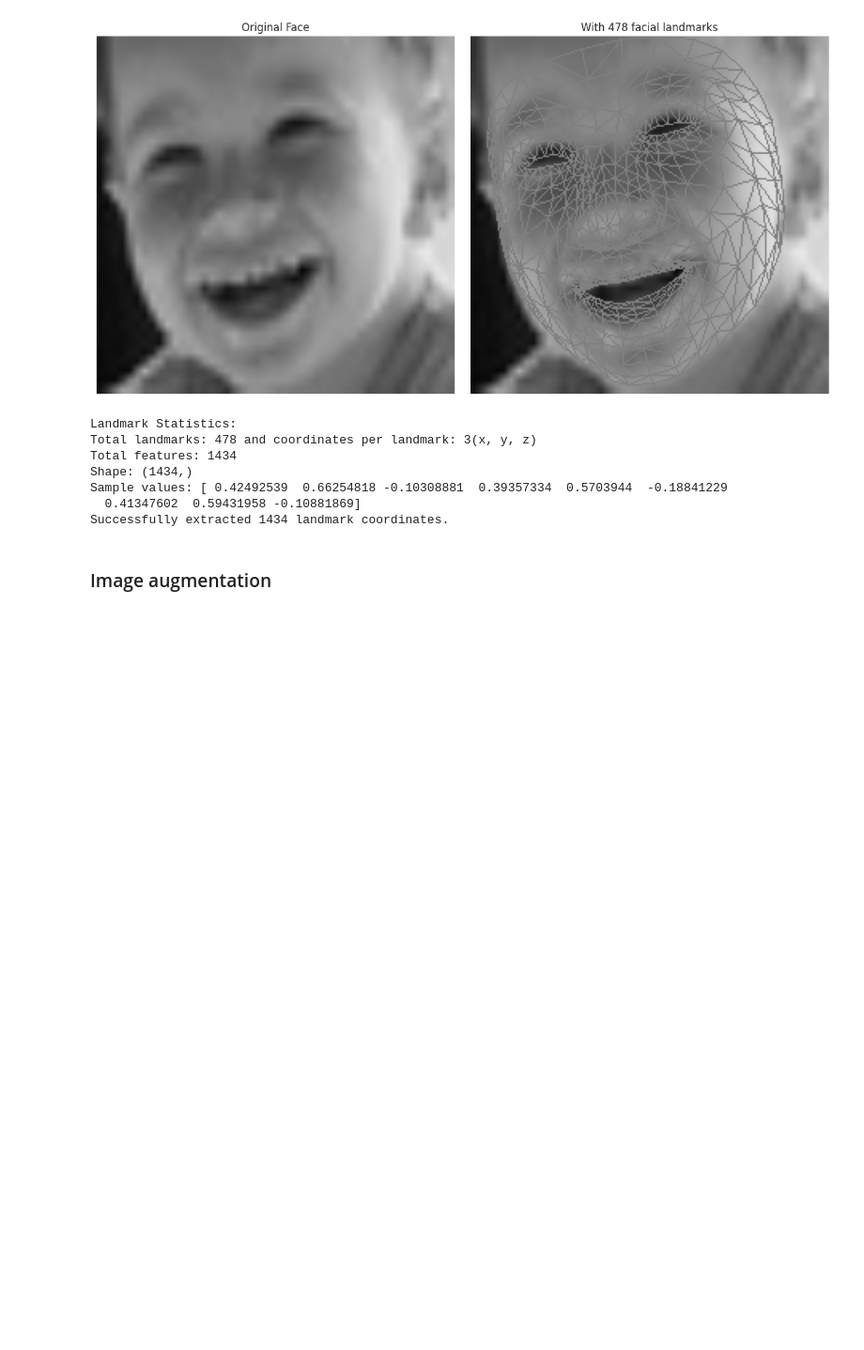
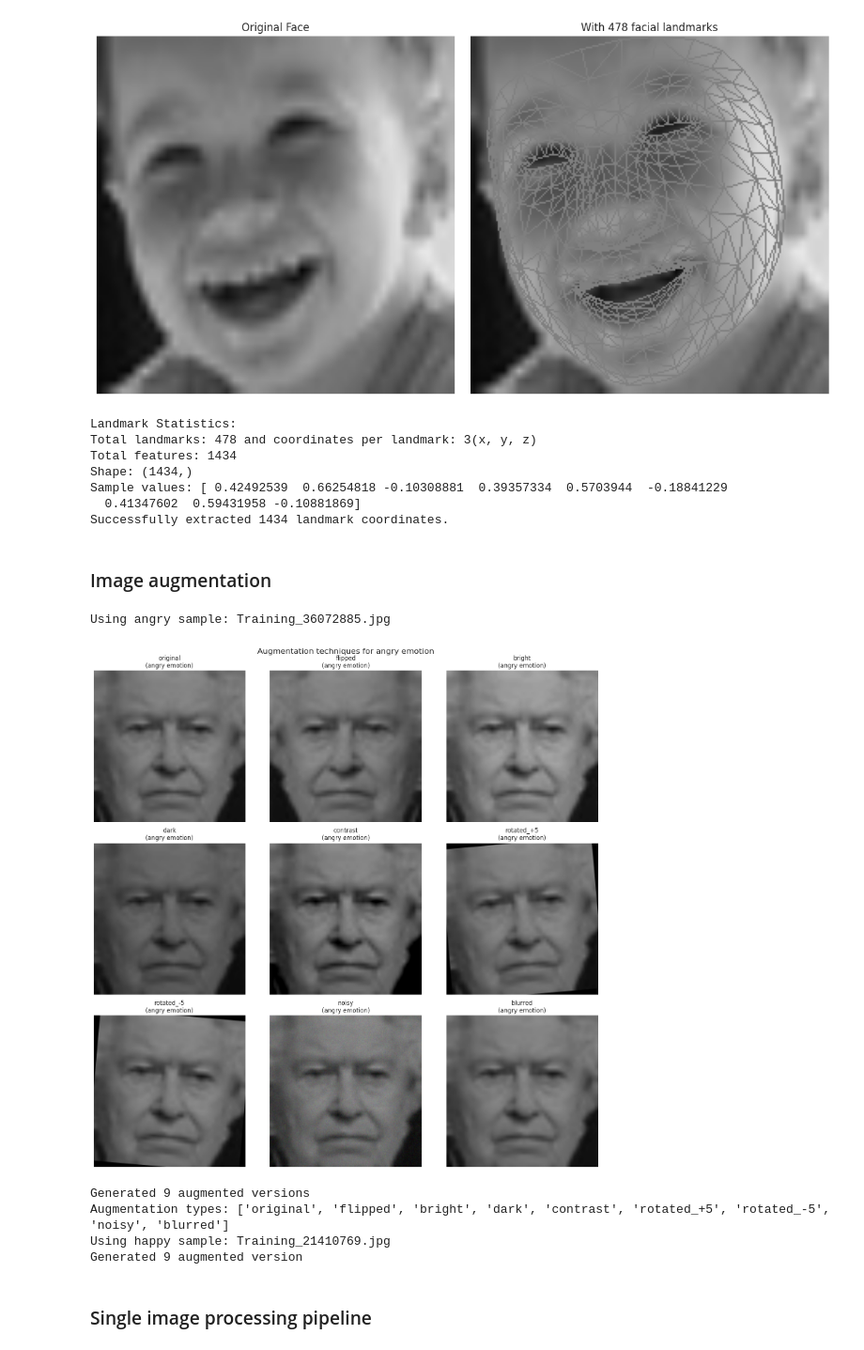
Before and after one commit to Tushar9422/Multimodal_mental_health_ai, a Jupyter notebook: notebooks/facial_collector.ipynb, the cells around one changed output. Shown at 94% size. Saved outputs shown, nothing was run; the diff lists cells and outputs as text; code cells hidden in the pictures; blank space fills up the shorter version.

Commit message:
Updated facial notebook

```diff
--- a/notebooks/facial_collector.ipynb
+++ b/notebooks/facial_collector.ipynb
@@ -504,12 +504,13 @@ def augment_facial_image(image):
     center = (w // 2, h//2)
 
     # Rotate +5 degree
-    M = cv2.getRotationMatrix2D(center, 5, 1.0)
-    rotated_pos = cv2.warpAffine(image, M, (w, h))
+    M1 = cv2.getRotationMatrix2D(center, 5, 1.0)
+    rotated_pos = cv2.warpAffine(image, M1, (w, h))
+    augmented.append(('rotated_+5', rotated_pos))
 
     # Rotate -5 degree
-    M = cv2.getRotationMatrix2D(center, -5, 1.0)
-    rotated_neg = cv2.warpAffine(image, M, (w, h))
+    M2 = cv2.getRotationMatrix2D(center, -5, 1.0)
+    rotated_neg = cv2.warpAffine(image, M2, (w, h))
     augmented.append(('rotated_-5', rotated_neg))
 
     # Gaussian noise
@@ -525,22 +526,68 @@ def augment_facial_image(image):
 # %%
 # Testing augmentation
 train_path = fer_base_path / "train"
 angry_path = train_path / "angry"
 
 images = list(angry_path.glob("*.jpg")) + list(angry_path.glob("*.png"))
 sample_path = images[0]
 print(f"Using angry sample: {sample_path.name}")
 
 # Load and preprocess
 image = cv2.imread(str(sample_path))
 if image is not None:
     image_resized = cv2.resize(image, config.IMAGE_SIZE)
     image_normalized = image_resized.astype(np.float32) / 255.0
 
     # Apply augmentations
     augmented_images = augment_facial_image(image_normalized)
 
     # visualization of augmentations
     n_augmentation = len(augmented_images)
     cols = 3
-    rows = (n_augmentation + cols - 1) // 3
+    rows = (n_augmentation + cols - 1) // cols
+
+    fig, axes = plt.subplots(rows, cols, figsize = (15, rows * 5))
+    axes = axes.flatten() if rows > 1 else [axes] if cols == 1 else axes
+
+
+    for idx, (aug_name, aug_image) in enumerate(augmented_images):
+        axes[idx].imshow(cv2.cvtColor((aug_image * 255).astype(np.uint8), cv2.COLOR_BGR2RGB))
+        axes[idx].set_title(f"{aug_name}\n(angry emotion)")
+        axes[idx].axis('off')
+
+    plt.suptitle('Augmentation techniques for angry emotion', fontsize=16)
+    plt.tight_layout()
+    plt.show()
+
+    print(f"Generated {len(augmented_images)} augmented versions")
+    print(f"Augmentation types: {[name for name, _ in augmented_images]}")
+
+else:
+    print("Could not load image")
+
+# Try any available emotion
+for emotion_folder in train_path.iterdir():
+    if emotion_folder.is_dir():
+        images = list(emotion_folder.glob("*.jpg")) + list(emotion_folder.glob("*.png"))
+        if images:
+            sample_path = images[0]
+            emotion_name = emotion_folder.name
+            print(f"Using {emotion_name} sample: {sample_path.name}")
+
+            image = cv2.imread(str(sample_path))
+            image_resized = cv2.resize(image, config.IMAGE_SIZE)
+            image_normalized = image_resized.astype(np.float32) / 255.0
+            augmented_images = augment_facial_image(image_normalized)
+
+            print(f"Generated {len(augmented_images)} augmented version")
+
+            break
+# %% [output]
+Using angry sample: Training_36072885.jpg
+[figure, added]
+Generated 9 augmented versions
+Augmentation types: ['original', 'flipped', 'bright', 'dark', 'contrast', 'rotated_+5', 'rotated_-5', 'noisy', 'blurred']
+Using happy sample: Training_21410769.jpg
+Generated 9 augmented version
+# %% [markdown]
+### Single image processing pipeline
```
Also changed, not shown: parts of 5 cells of this notebook.
